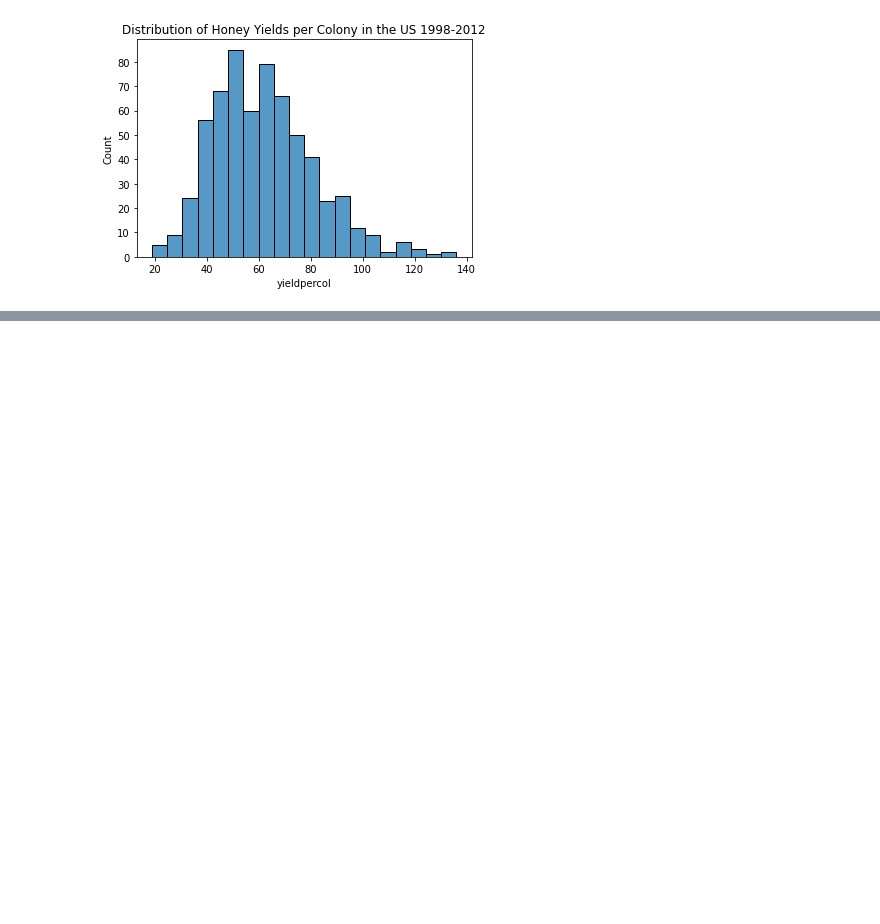
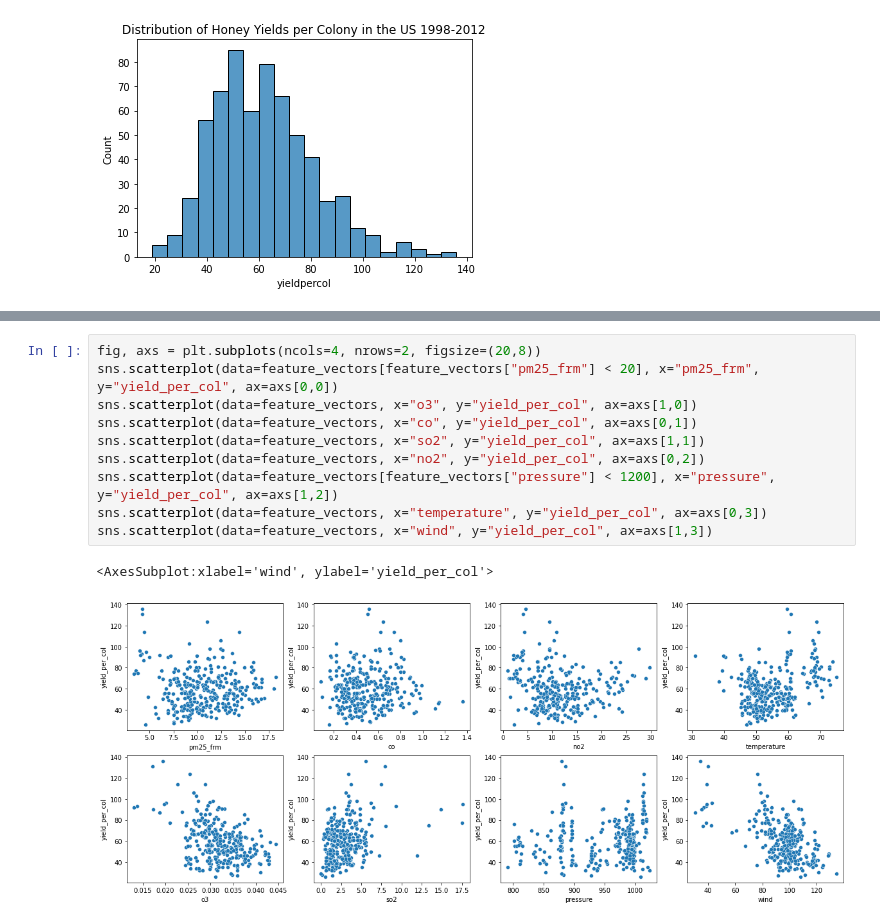
Before and after one commit to cpsiff/bee-ML, a Jupyter notebook: plots.ipynb, the cells around one changed output, grey strips where cells are left out. Saved outputs shown, nothing was run; the diff lists cells and outputs as text; blank space fills up the shorter version.

```diff
--- a/plots.ipynb
+++ b/plots.ipynb
@@ -25,0 +23,13 @@ Things to plot:
+# %%
+fig, axs = plt.subplots(ncols=4, nrows=2, figsize=(20,8))
+sns.scatterplot(data=feature_vectors[feature_vectors["pm25_frm"] < 20], x="pm25_frm", y="yield_per_col", ax=axs[0,0])
+sns.scatterplot(data=feature_vectors, x="o3", y="yield_per_col", ax=axs[1,0])
+sns.scatterplot(data=feature_vectors, x="co", y="yield_per_col", ax=axs[0,1])
+sns.scatterplot(data=feature_vectors, x="so2", y="yield_per_col", ax=axs[1,1])
+sns.scatterplot(data=feature_vectors, x="no2", y="yield_per_col", ax=axs[0,2])
+sns.scatterplot(data=feature_vectors[feature_vectors["pressure"] < 1200], x="pressure", y="yield_per_col", ax=axs[1,2])
+sns.scatterplot(data=feature_vectors, x="temperature", y="yield_per_col", ax=axs[0,3])
+sns.scatterplot(data=feature_vectors, x="wind", y="yield_per_col", ax=axs[1,3])
+# %% [output]
+<AxesSubplot:xlabel='wind', ylabel='yield_per_col'>
+[figure, added]
```
Also changed, not shown: parts of 3 cells of this notebook, 2 other files.
